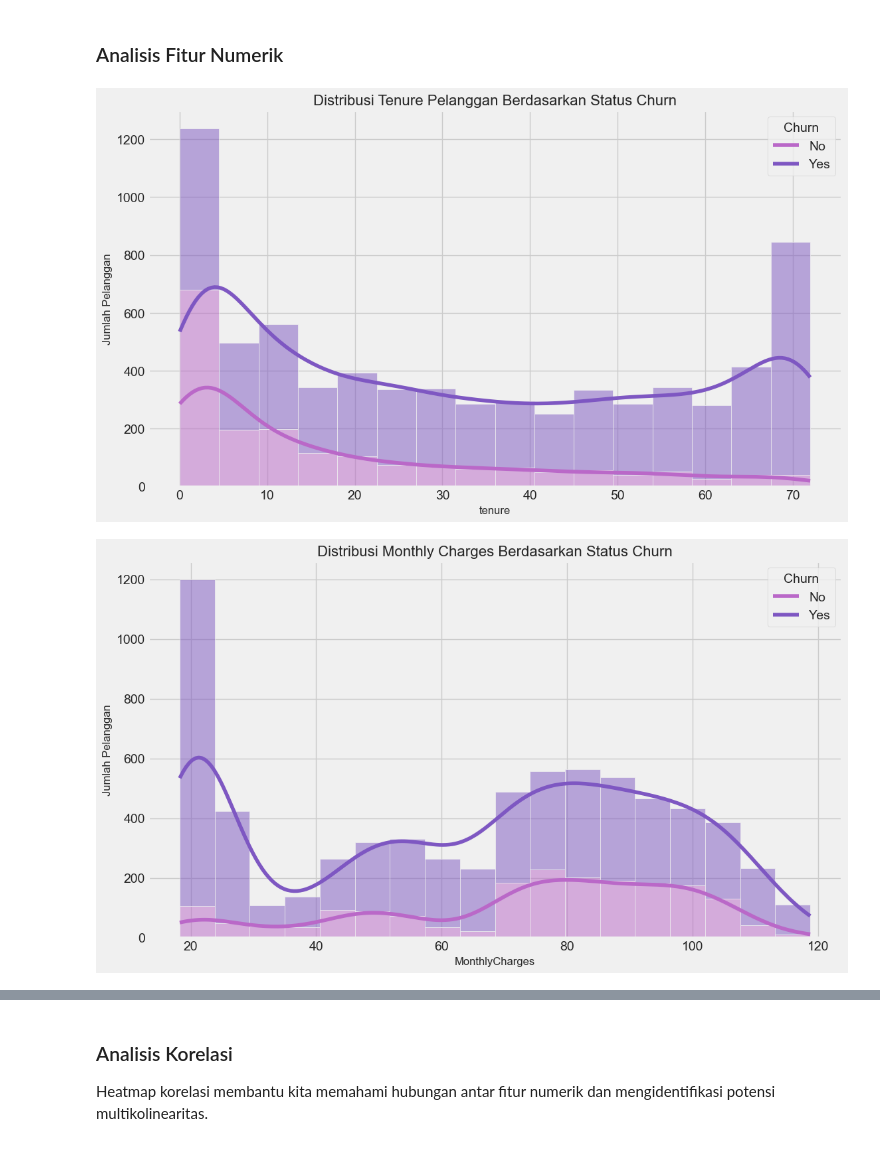
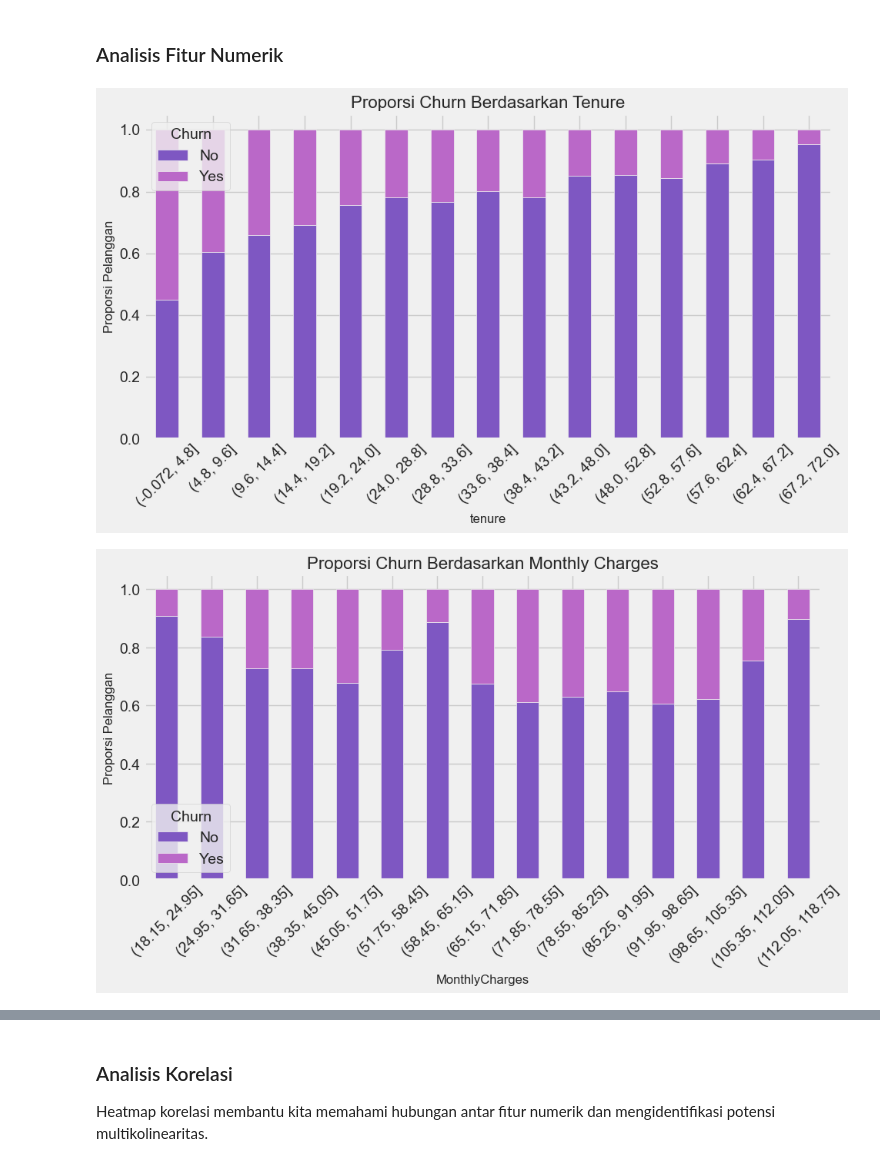
Before and after one commit to Ryanakml/Churn-Prediction-System, a Jupyter notebook: customer_churn.ipynb, the cells around one changed output, grey strips where cells are left out. Saved outputs shown, nothing was run; the diff lists cells and outputs as text; code cells hidden in the pictures.

```diff
--- a/customer_churn.ipynb
+++ b/customer_churn.ipynb
@@ -212,23 +212,30 @@ Layanan Tambahan (Contoh: TechSupport): Pelanggan yang tidak berlangganan layana
 Metode Pembayaran (PaymentMethod): Pelanggan yang menggunakan Electronic check sebagai metode pembayaran menunjukkan tingkat churn yang jauh lebih tinggi (45.3%) dibandingkan metode pembayaran otomatis seperti transfer bank atau kartu kredit. Insight : Metode pembayaran elektronik cenderung lebih berisiko untuk churn, mungkin karena kesulitan dalam transaksi atau kebingungan dalam pembayaran. atau metode tradisional lebih fleksibel dan kasih kesempatan untuk pelanggan mempertimbangkan kembali layanan mereka.
 # %% [markdown]
 ### Analisis Fitur Numerik
-# %%
-# Fungsi untuk membuat plot fitur numerik vs churn
-def plot_numerical_vs_churn(feature, title):
-    plt.figure(figsize=(12, 7))
-    sns.histplot(data=df, x=feature, hue='Churn', multiple='stack', kde=True, palette=['#7E57C2', '#BA68C8'])
-    plt.title(title, fontsize=16)
-    plt.xlabel(feature, fontsize=12)
-    plt.ylabel('Jumlah Pelanggan', fontsize=12)
-    plt.legend(title='Churn', labels=['No', 'Yes'])
-    plt.show()
-
-# Visualisasi untuk fitur-fitur numerik
-plot_numerical_vs_churn('tenure', 'Distribusi Tenure Pelanggan Berdasarkan Status Churn')
-plot_numerical_vs_churn('MonthlyCharges', 'Distribusi Monthly Charges Berdasarkan Status Churn')
-# %% [output]
-[figure, removed]
-[figure, removed]
+# %%
+def plot_churn_ratio(feature, title, bins=10):
+    # Binning fitur numerik
+    df['bin'] = pd.cut(df[feature], bins=bins)
+
+    # Hitung proporsi churn per bin
+    churn_rate = df.groupby('bin')['Churn'].value_counts(normalize=True).unstack().fillna(0)
+
+    # Plot
+    churn_rate.plot(kind='bar', stacked=True, color=['#7E57C2', '#BA68C8'], figsize=(10,6))
+    plt.title(title, fontsize=16)
+    plt.xlabel(feature, fontsize=12)
+    plt.ylabel('Proporsi Pelanggan', fontsize=12)
+    plt.legend(title='Churn', labels=['No', 'Yes'])
+    plt.xticks(rotation=45)
+    plt.tight_layout()
+    plt.show()
+
+# Visualisasi proporsi churn
+plot_churn_ratio('tenure', 'Proporsi Churn Berdasarkan Tenure', bins=15)
+plot_churn_ratio('MonthlyCharges', 'Proporsi Churn Berdasarkan Monthly Charges', bins=15)
+# %% [output]
+[figure, added]
+[figure, added]
 # %% [markdown]
 **Analisis :**
 
```
Also changed, not shown: parts of 5 cells of this notebook.
